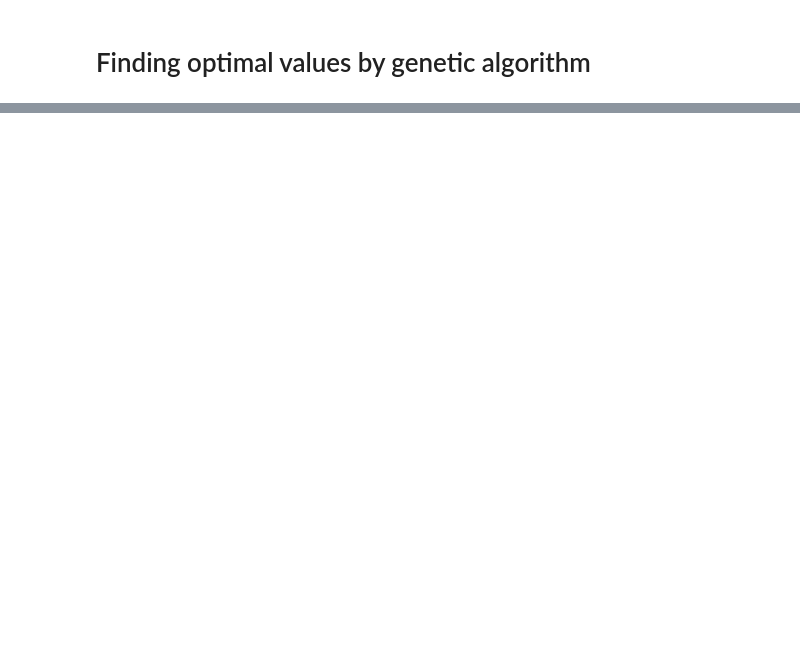
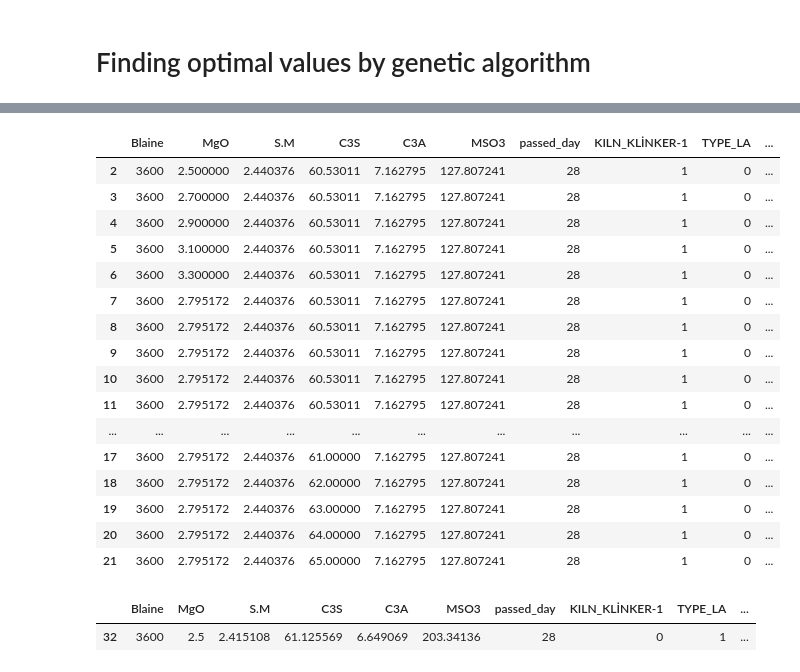
Before and after one commit to Rurushu13/DataScienceNotes, a Jupyter notebook: prediction-light.ipynb, the cells around one changed output, grey strips where cells are left out. Saved outputs shown, nothing was run; the diff lists cells and outputs as text; code cells hidden in the pictures; blank space fills up the shorter version.

Commit message:
cement strength prediction-new

```diff
--- a/prediction-light.ipynb
+++ b/prediction-light.ipynb
@@ -192,0 +137,8 @@ y_train_pred = model.predict(X_train)
+# %%
+X_2 = df_s[inputs]
+y_2= df_s['Strength']
+X_train, X_test, y_train, y_test = train_test_split(X_2, y_2, test_size=0.3, random_state=101)
+# model = LinearRegression()
+# model.fit(X_train,y_train)
+# y_pred = model.predict(X_test)
+# y_train_pred = model.predict(X_train)
@@ -328,9 +251,9 @@ scenario['passed_day']=28
 # %%
 scenario.drop(['KILN_KLİNKER-2','NAME OF SAMPLE_NR','Freelime'],axis=1,inplace=True)
 # %%
-scenario['Blaine']=2250
+scenario['Blaine']=3600
 # %%
-scenario.rename(columns={"NAME OF SAMPLE_LA":"TYPE_L.A"},inplace=True)
+scenario.rename(columns={"NAME OF SAMPLE_LA":"TYPE_LA"},inplace=True)
 # %%
 scenario= scenario[X_test.columns.tolist()]
 # %%
@@ -349,0 +298,22 @@ scenario.sort_values(by=['28_days_pred'],ascending=False).head(20)
+# %%
+scenario['28_days_pred'] = model.predict(scenario)
+# %%
+scenario.head(20)
+# %% [output]
+|  | Blaine | MgO | S.M | C3S | C3A | MSO3 | passed_day | KILN_KLİNKER-1 | TYPE_LA | ... |
+| 2 | 3600 | 2.500000 | 2.440376 | 60.53011 | 7.162795 | 127.807241 | 28 | 1 | 0 | ... |
+| 3 | 3600 | 2.700000 | 2.440376 | 60.53011 | 7.162795 | 127.807241 | 28 | 1 | 0 | ... |
+| 4 | 3600 | 2.900000 | 2.440376 | 60.53011 | 7.162795 | 127.807241 | 28 | 1 | 0 | ... |
+| 5 | 3600 | 3.100000 | 2.440376 | 60.53011 | 7.162795 | 127.807241 | 28 | 1 | 0 | ... |
+| 6 | 3600 | 3.300000 | 2.440376 | 60.53011 | 7.162795 | 127.807241 | 28 | 1 | 0 | ... |
+| 7 | 3600 | 2.795172 | 2.440376 | 60.53011 | 7.162795 | 127.807241 | 28 | 1 | 0 | ... |
+| 8 | 3600 | 2.795172 | 2.440376 | 60.53011 | 7.162795 | 127.807241 | 28 | 1 | 0 | ... |
+| 9 | 3600 | 2.795172 | 2.440376 | 60.53011 | 7.162795 | 127.807241 | 28 | 1 | 0 | ... |
+| 10 | 3600 | 2.795172 | 2.440376 | 60.53011 | 7.162795 | 127.807241 | 28 | 1 | 0 | ... |
+| 11 | 3600 | 2.795172 | 2.440376 | 60.53011 | 7.162795 | 127.807241 | 28 | 1 | 0 | ... |
+| ... | ... | ... | ... | ... | ... | ... | ... | ... | ... | ... |
+| 17 | 3600 | 2.795172 | 2.440376 | 61.00000 | 7.162795 | 127.807241 | 28 | 1 | 0 | ... |
+| 18 | 3600 | 2.795172 | 2.440376 | 62.00000 | 7.162795 | 127.807241 | 28 | 1 | 0 | ... |
+| 19 | 3600 | 2.795172 | 2.440376 | 63.00000 | 7.162795 | 127.807241 | 28 | 1 | 0 | ... |
+| 20 | 3600 | 2.795172 | 2.440376 | 64.00000 | 7.162795 | 127.807241 | 28 | 1 | 0 | ... |
+| 21 | 3600 | 2.795172 | 2.440376 | 65.00000 | 7.162795 | 127.807241 | 28 | 1 | 0 | ... |
@@ -349,0 +322,5 @@ scenario.sort_values(by=['28_days_pred'],ascending=False).head(20)
+# %%
+scenario.loc[scenario['28_days_pred']==scenario['28_days_pred'].max()]
+# %% [output]
+|  | Blaine | MgO | S.M | C3S | C3A | MSO3 | passed_day | KILN_KLİNKER-1 | TYPE_LA | ... |
+| 32 | 3600 | 2.5 | 2.415108 | 61.125569 | 6.649069 | 203.34136 | 28 | 0 | 1 | ... |
```
Also changed, not shown: parts of 36 cells of this notebook.
